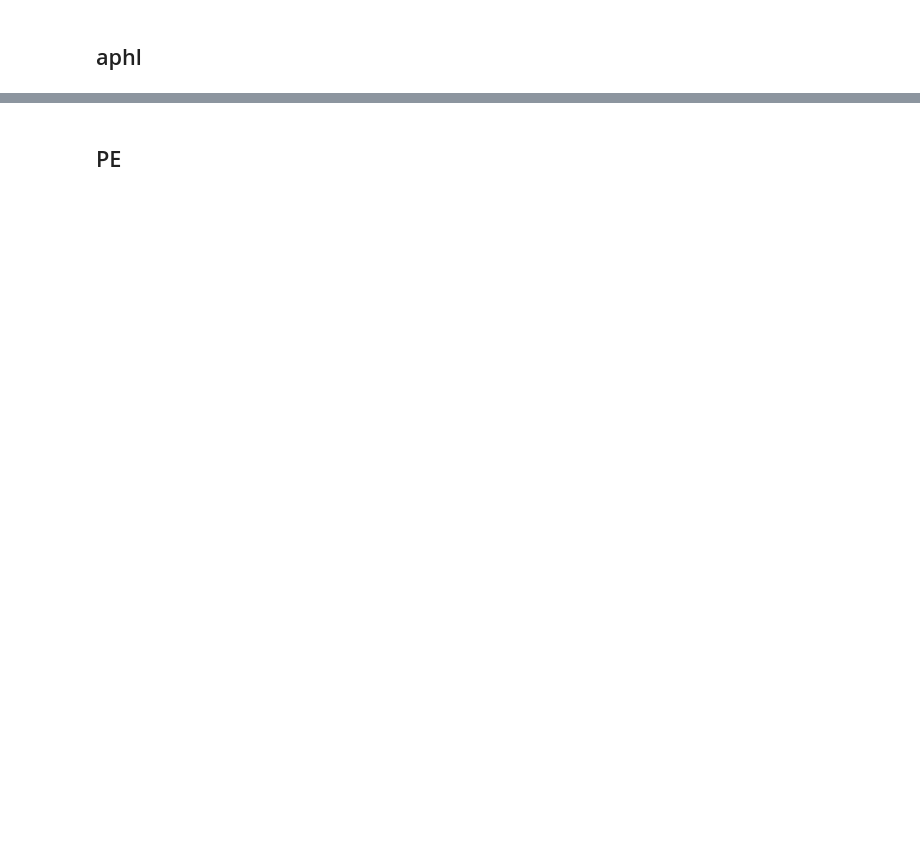
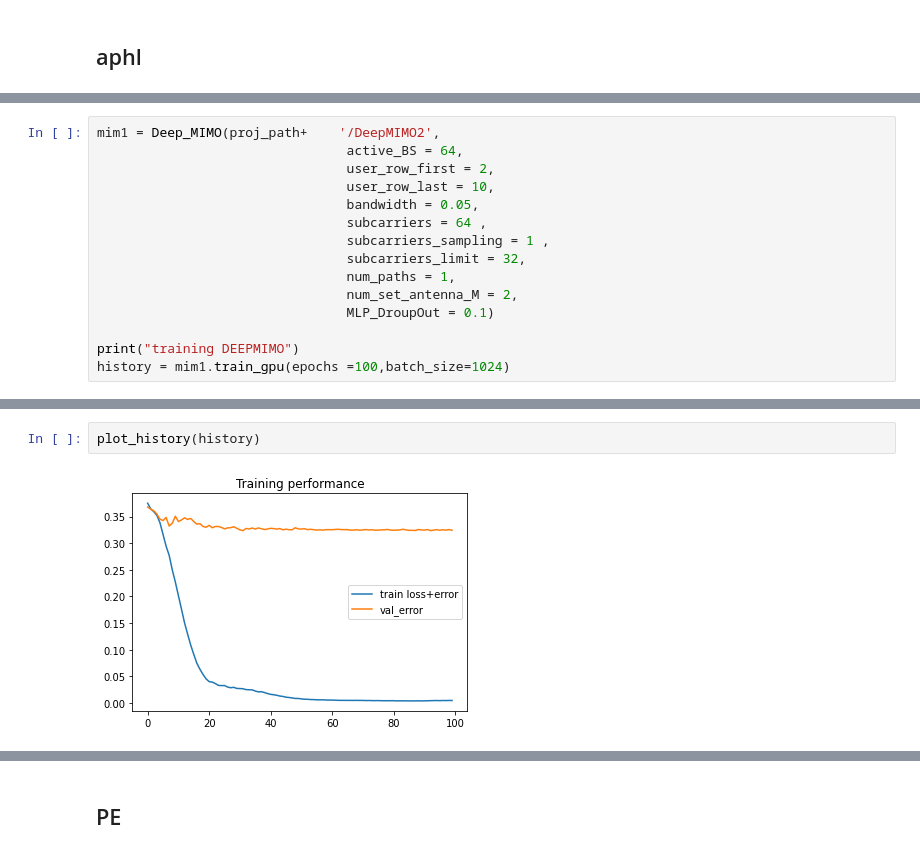
Before and after one commit to itsparsa/communication_sec_, a Jupyter notebook: tutorial.ipynb, the cells around one changed output, grey strips where cells are left out. Drawn from its saved outputs; the diff is of its cells as text; blank space fills up the shorter version.

```diff
--- a/tutorial.ipynb
+++ b/tutorial.ipynb
@@ -54,0 +95,15 @@ d = att.attack(a1,clean_limit=256,
+# %%
+mim1 = Deep_MIMO(proj_path+    '/DeepMIMO2',
+                                active_BS = 64,
+                                user_row_first = 2,
+                                user_row_last = 10,
+                                bandwidth = 0.05,
+                                subcarriers = 64 ,
+                                subcarriers_sampling = 1 ,
+                                subcarriers_limit = 32,
+                                num_paths = 1,
+                                num_set_antenna_M = 2,
+                                MLP_DroupOut = 0.1)
+
+print("training DEEPMIMO")
+history = mim1.train_gpu(epochs =100,batch_size=1024)
@@ -54,0 +151,4 @@ d = att.attack(a1,clean_limit=256,
+# %%
+plot_history(history)
+# %% [output]
+[figure, added]
```
Also changed, not shown: parts of 29 cells of this notebook, 6 other files.
